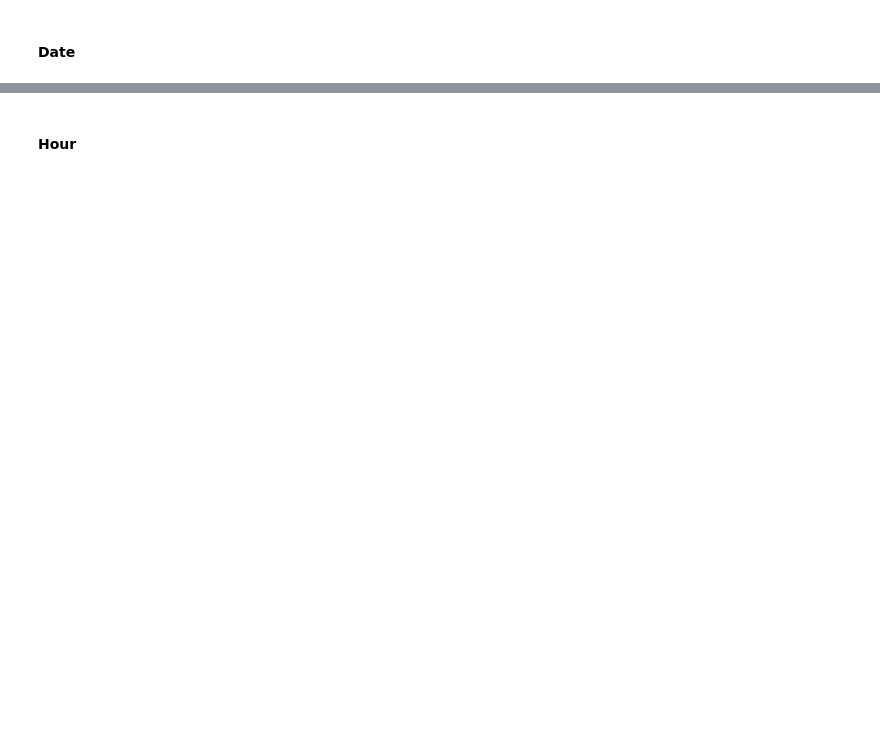
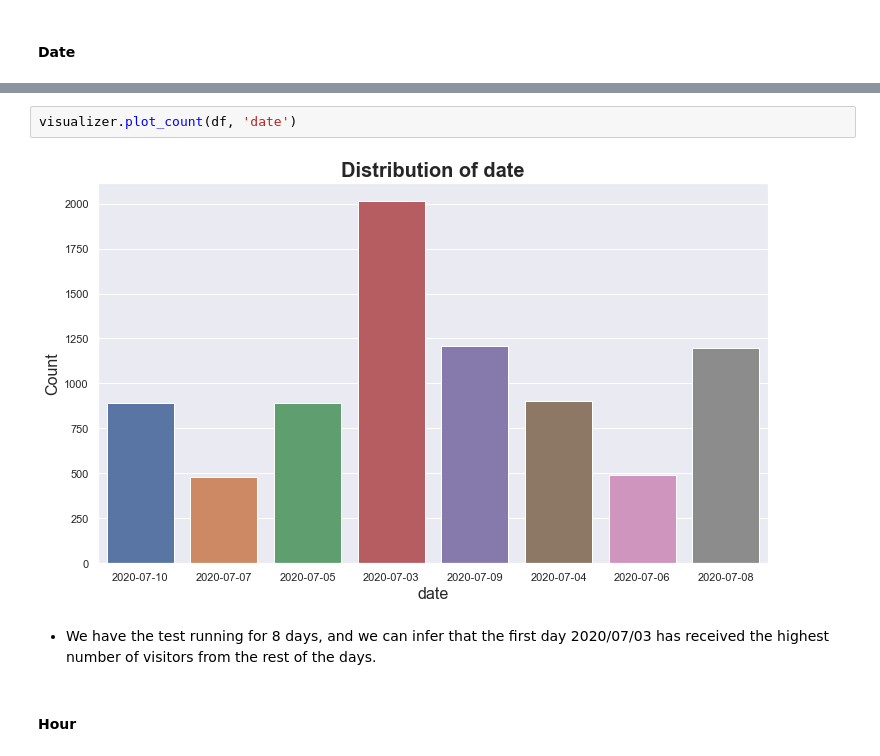
Before and after one commit to 10X-groups/AB-testing, a Jupyter notebook: notebooks/EDA.ipynb, the cells around one changed output, grey strips where cells are left out. Cells and saved outputs as stored; diff of their text form; blank space fills up the shorter version.

```diff
--- a/notebooks/EDA.ipynb
+++ b/notebooks/EDA.ipynb
@@ -151,2 +167,8 @@ visualizer.plot_count(df, 'experiment')
+# %%
+visualizer.plot_count(df, 'date')
+# %% [output]
+[figure, added]
+# %% [markdown]
+* We have the test running for 8 days, and we can infer that the first day 2020/07/03 has received the highest number of visitors from the rest of the days.
 # %% [markdown]
 #### Hour
```
Also changed, not shown: parts of 9 cells of this notebook, 3 other files.
